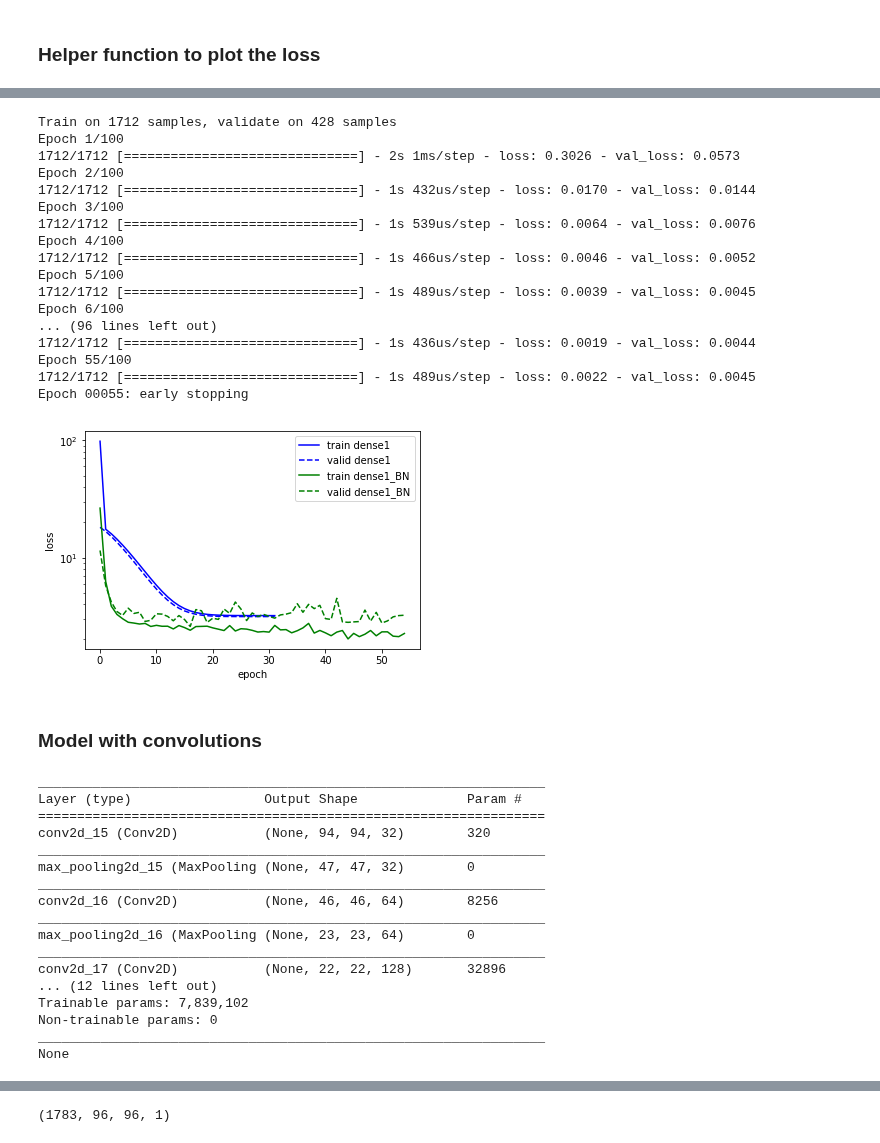
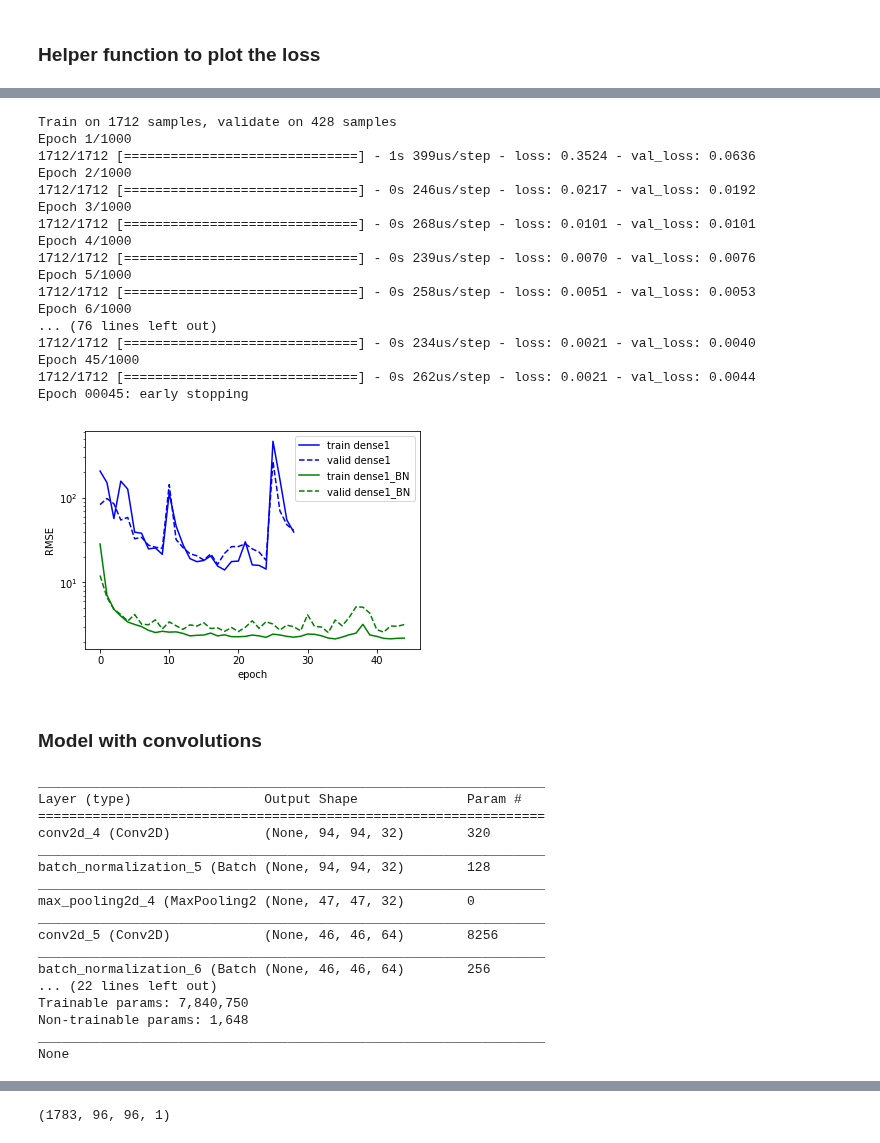
Before and after one commit to dvanlunen/facial-keypoints-NN, a Jupyter notebook: Facial Keypoints.ipynb, the cells around one changed output, grey strips where cells are left out. Saved outputs shown, nothing was run; the diff lists cells and outputs as text; code cells hidden in the pictures.

```diff
--- a/Facial Keypoints.ipynb
+++ b/Facial Keypoints.ipynb
@@ -113,7 +137,7 @@ plot_image(X_train[0], 48*y_train[0]+48, labels)
 # %% [markdown]
 ### Model Fitting Function
 # %%
-def fit_model(model, data, epochs=100, patience=100):
+def fit_model(model, data, epochs=1000, patience=100):
     X_train = data[0]
     X_test = data[1]
     y_train = data[2]
@@ -152,7 +176,7 @@ def plot_loss(hists, names):
         plt.grid()
         plt.legend()
         plt.xlabel("epoch")
-        plt.ylabel("loss")
+        plt.ylabel("RMSE")
         plt.yscale("log")
     plt.show()
 # %% [markdown]
@@ -179,6 +204,6 @@ Non-trainable params: 0
 _________________________________________________________________
 None
 # %%
-model1_hist = fit_model(model1,data,epochs=100,patience=10)
+model1_hist = fit_model(model1,data,epochs=1000,patience=10)
 # %% [output]
 Train on 1712 samples, validate on 428 samples
@@ -241,27 +252,27 @@ Non-trainable params: 200
 _________________________________________________________________
 None
 # %%
-model1BN_hist = fit_model(model1BN,data,epochs=100,patience=10)
+model1BN_hist = fit_model(model1BN,data,epochs=1000,patience=10)
 plot_loss([model1_hist,model1BN_hist],['dense1','dense1_BN'])
 # %% [output]
 Train on 1712 samples, validate on 428 samples
-Epoch 1/100
-1712/1712 [==============================] - 2s 1ms/step - loss: 0.3026 - val_loss: 0.0573
-Epoch 2/100
-1712/1712 [==============================] - 1s 432us/step - loss: 0.0170 - val_loss: 0.0144
-Epoch 3/100
-1712/1712 [==============================] - 1s 539us/step - loss: 0.0064 - val_loss: 0.0076
-Epoch 4/100
-1712/1712 [==============================] - 1s 466us/step - loss: 0.0046 - val_loss: 0.0052
-Epoch 5/100
-1712/1712 [==============================] - 1s 489us/step - loss: 0.0039 - val_loss: 0.0045
-Epoch 6/100
-... (96 lines left out)
-1712/1712 [==============================] - 1s 436us/step - loss: 0.0019 - val_loss: 0.0044
-Epoch 55/100
-1712/1712 [==============================] - 1s 489us/step - loss: 0.0022 - val_loss: 0.0045
-Epoch 00055: early stopping
+Epoch 1/1000
+1712/1712 [==============================] - 1s 399us/step - loss: 0.3524 - val_loss: 0.0636
+Epoch 2/1000
+1712/1712 [==============================] - 0s 246us/step - loss: 0.0217 - val_loss: 0.0192
+Epoch 3/1000
+1712/1712 [==============================] - 0s 268us/step - loss: 0.0101 - val_loss: 0.0101
+Epoch 4/1000
+1712/1712 [==============================] - 0s 239us/step - loss: 0.0070 - val_loss: 0.0076
+Epoch 5/1000
+1712/1712 [==============================] - 0s 258us/step - loss: 0.0051 - val_loss: 0.0053
+Epoch 6/1000
+... (76 lines left out)
+1712/1712 [==============================] - 0s 234us/step - loss: 0.0021 - val_loss: 0.0040
+Epoch 45/1000
+1712/1712 [==============================] - 0s 262us/step - loss: 0.0021 - val_loss: 0.0044
+Epoch 00045: early stopping
-[figure, old version]
+[figure, new version]
 # %% [markdown]
 ### Model with convolutions
 # %%
@@ -284,25 +295,27 @@ model2.add(BatchNormalization())
 model2.add(MaxPooling2D(pool_size=(2, 2)))
 model2.add(Flatten())
 model2.add(Dense(500, activation = "relu"))
+model2.add(BatchNormalization())
 model2.add(Dense(100, activation = "relu"))
+model2.add(BatchNormalization())
 model2.add(Dense(30))
 print(model2.summary())
 # %% [output]
 _________________________________________________________________
 Layer (type)                 Output Shape              Param #
 =================================================================
-conv2d_15 (Conv2D)           (None, 94, 94, 32)        320
+conv2d_4 (Conv2D)            (None, 94, 94, 32)        320
 _________________________________________________________________
-max_pooling2d_15 (MaxPooling (None, 47, 47, 32)        0
+batch_normalization_5 (Batch (None, 94, 94, 32)        128
 _________________________________________________________________
-conv2d_16 (Conv2D)           (None, 46, 46, 64)        8256
+max_pooling2d_4 (MaxPooling2 (None, 47, 47, 32)        0
 _________________________________________________________________
-max_pooling2d_16 (MaxPooling (None, 23, 23, 64)        0
+conv2d_5 (Conv2D)            (None, 46, 46, 64)        8256
 _________________________________________________________________
-conv2d_17 (Conv2D)           (None, 22, 22, 128)       32896
-... (12 lines left out)
-Trainable params: 7,839,102
-Non-trainable params: 0
+batch_normalization_6 (Batch (None, 46, 46, 64)        256
+... (22 lines left out)
+Trainable params: 7,840,750
+Non-trainable params: 1,648
 _________________________________________________________________
 None
 # %%
```
Also changed, not shown: parts of 16 cells of this notebook, 3 other files.
